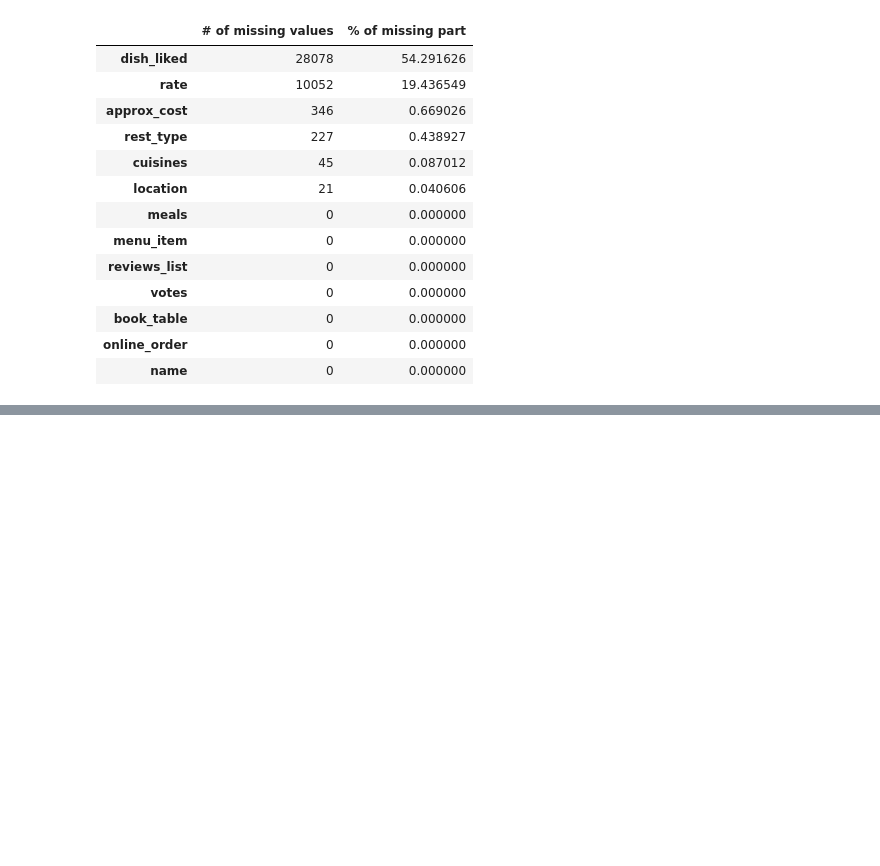
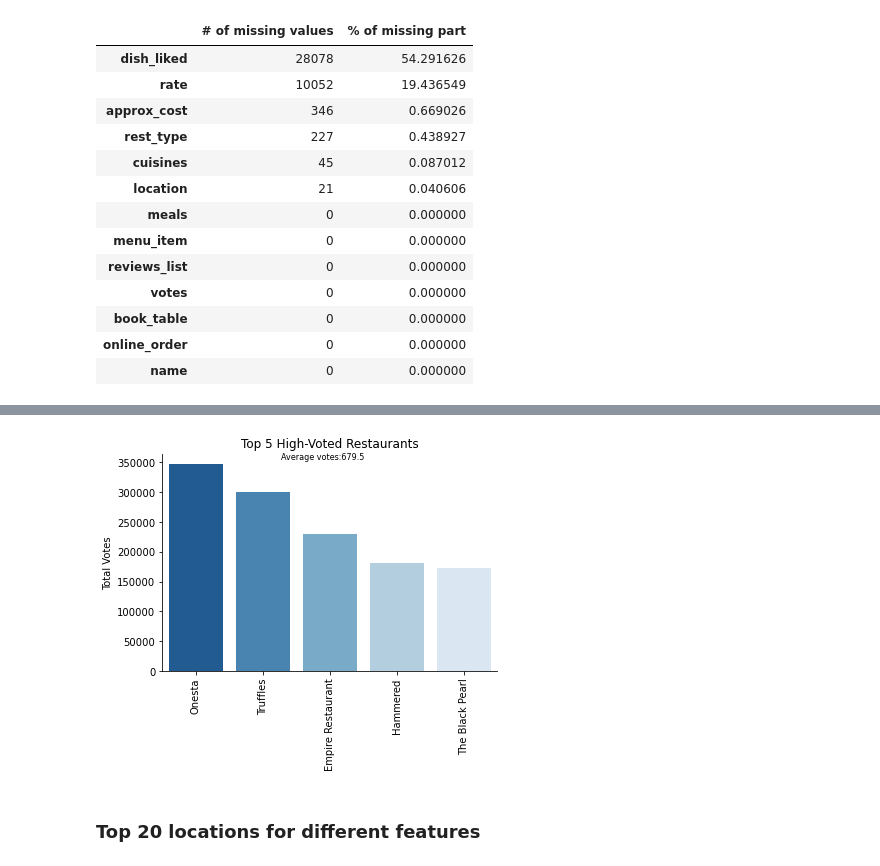
Before and after one commit to fetihkaya/BDA5001_Project, a Jupyter notebook: Project.ipynb, the cells around one changed output, grey strips where cells are left out. Drawn from its saved outputs; the diff is of its cells as text; code cells hidden in the pictures; blank space fills up the shorter version.

```diff
--- a/Project.ipynb
+++ b/Project.ipynb
@@ -142,0 +176,14 @@ zomato = zomato.reset_index(drop=True)
+# %%
+fig, ax3=plt.subplots()
+sns.barplot(x='name' , y='votes' , palette='Blues_r' , data=rest_names.sort_values(by='votes' , ascending=False).head(5)).set_title('Top 5 High-Voted Restaurants', size=12)
+avg3 = zomato.votes.mean()
+ax3.text(1.9, 355000, 'Average votes:679.5', fontsize=8, ha='center')
+plt.xticks(rotation=90)
+ax3.set_xlabel('')
+ax3.set_ylabel('Total Votes')
+ax3.spines['top'].set_visible(False)
+ax3.spines['right'].set_visible(False)
+# %% [output]
+[figure, added]
+# %% [markdown]
+### Top 20 locations for different features
```
Also changed, not shown: parts of 40 cells of this notebook.
